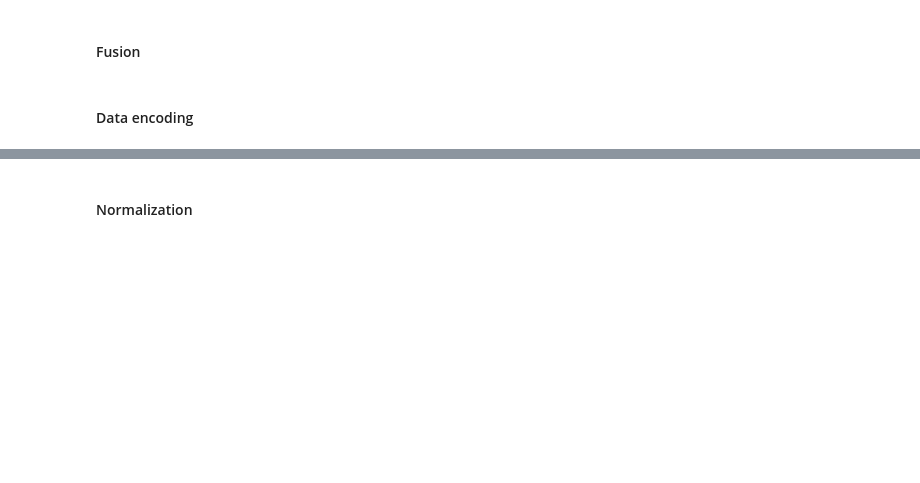
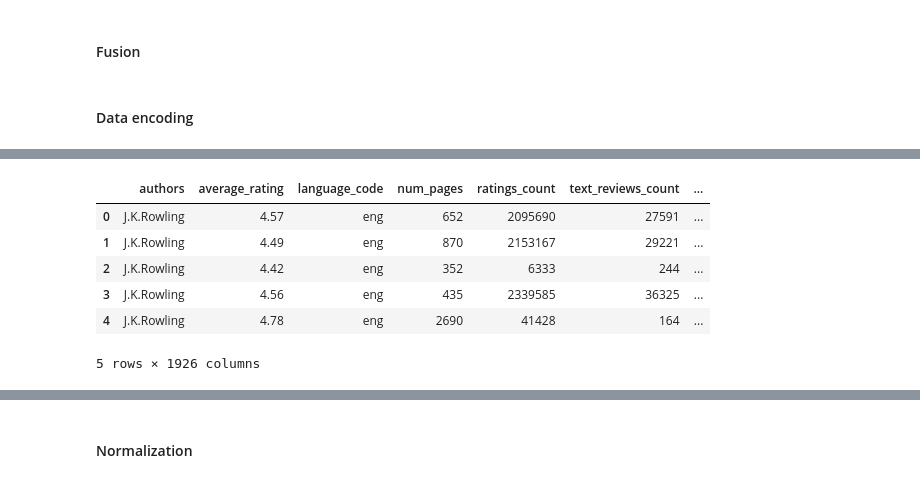
Before and after one commit to matrigz/Book-Rating-Prediction-Mode, a Jupyter notebook: projet.ipynb, the cells around one changed output, grey strips where cells are left out. Drawn from its saved outputs; the diff is of its cells as text; code cells hidden in the pictures; blank space fills up the shorter version.

```diff
--- a/projet.ipynb
+++ b/projet.ipynb
@@ -163,0 +196,33 @@ df['publisher'] = labelEncode.fit_transform(df['publisher'])
+# %%
+encoder = preprocessing.OneHotEncoder(sparse=False, handle_unknown='ignore')
+
+# Assuming 'books_df' is your DataFrame and it's already filtered to include only 'eng', 'spa', 'fre', 'ger'
+
+
+# Fit and transform
+
+encoded_languages = encoder.fit_transform(df[['publisher']])
+
+# Get the feature names
+
+encoded_language_names = encoder.get_feature_names_out(['publisher'])
+
+# Create a DataFrame
+
+encoded_languages_df = pd.DataFrame(encoded_languages, columns=encoded_language_names)
+
+
+df = pd.concat([df.reset_index(drop=True), encoded_languages_df], axis=1)
+
+df.drop('publisher', axis=1, inplace=True)
+
+
+df.head()
+# %% [output]
+|  | authors | average_rating | language_code | num_pages | ratings_count | text_reviews_count | ... |
+| 0 | J.K.Rowling | 4.57 | eng | 652 | 2095690 | 27591 | ... |
+| 1 | J.K.Rowling | 4.49 | eng | 870 | 2153167 | 29221 | ... |
+| 2 | J.K.Rowling | 4.42 | eng | 352 | 6333 | 244 | ... |
+| 3 | J.K.Rowling | 4.56 | eng | 435 | 2339585 | 36325 | ... |
+| 4 | J.K.Rowling | 4.78 | eng | 2690 | 41428 | 164 | ... |
+5 rows × 1926 columns
```
Also changed, not shown: parts of 14 cells of this notebook.
